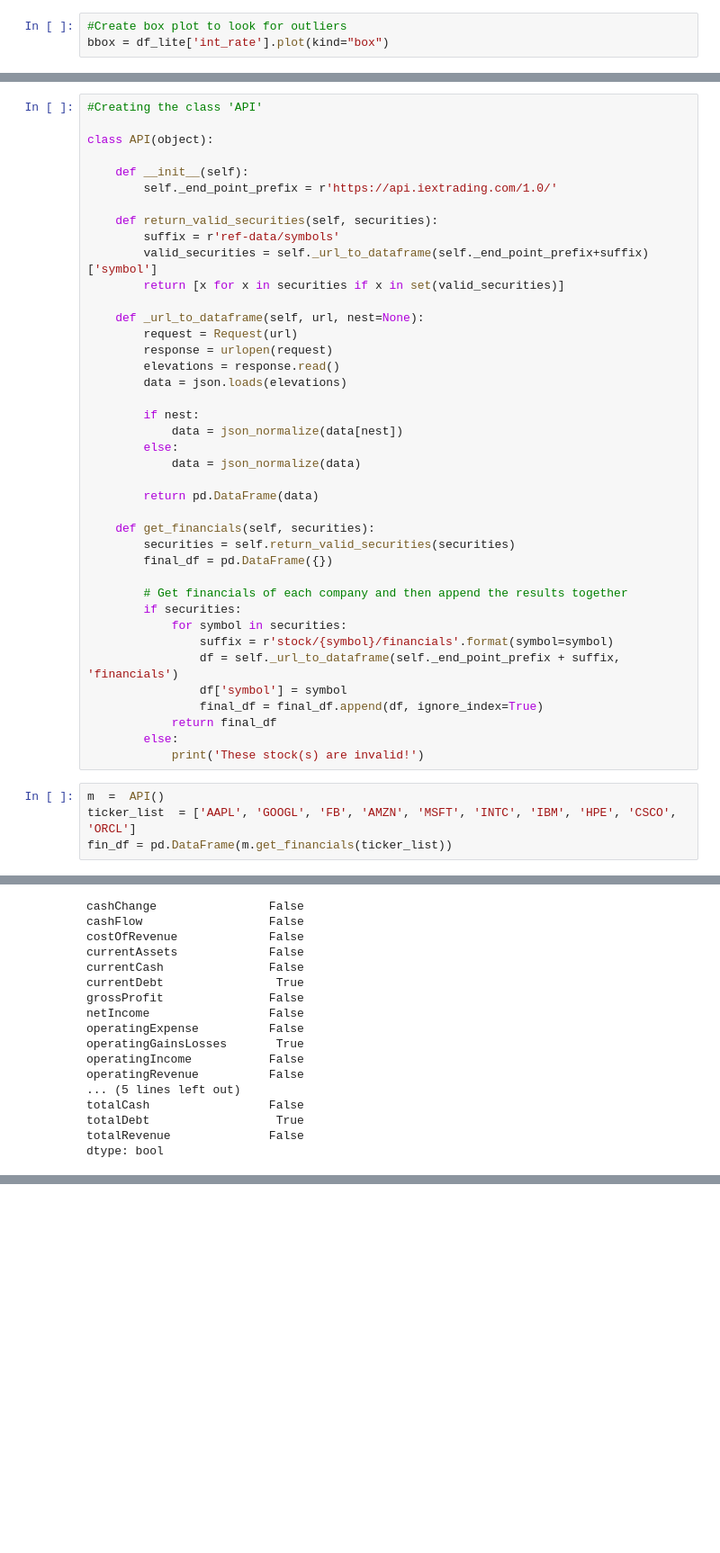
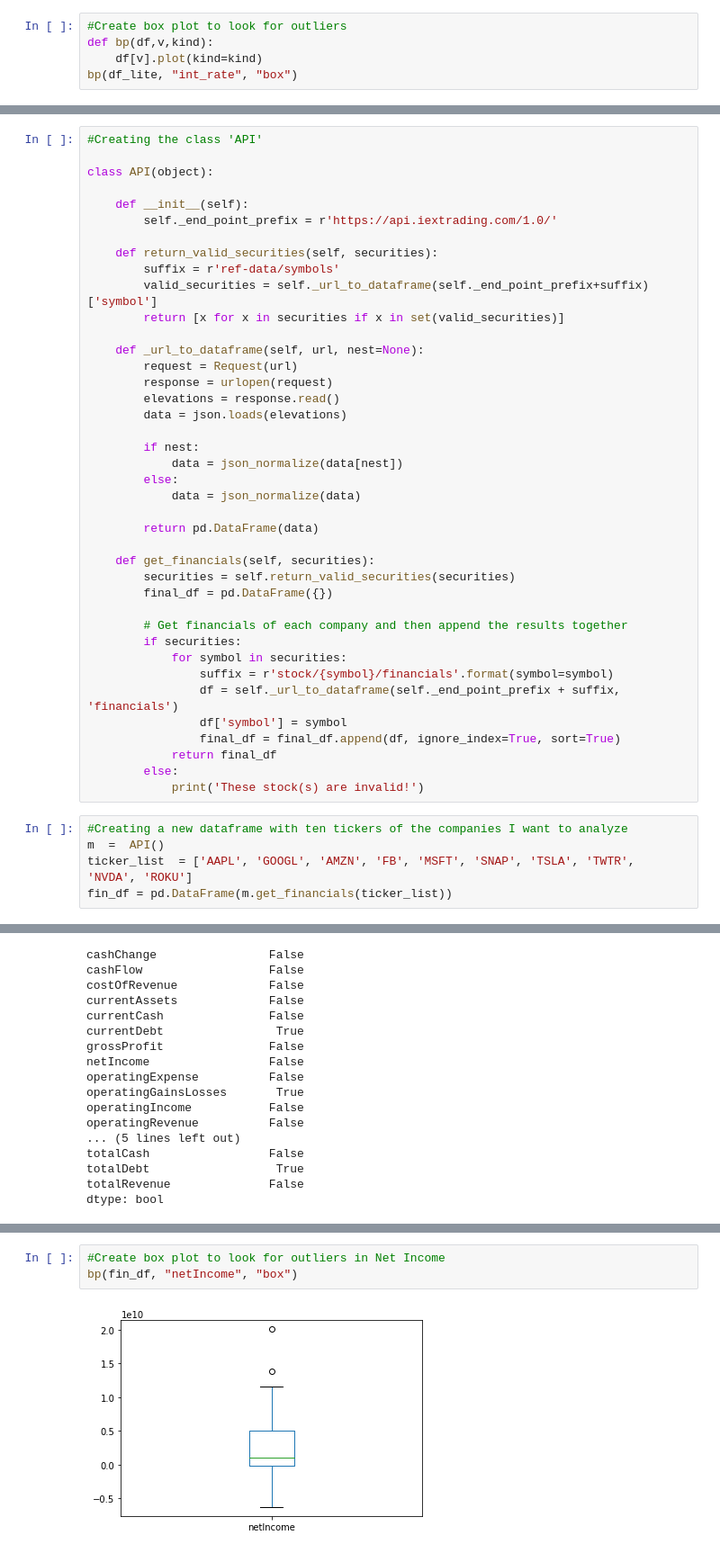
Before and after one commit to spencerrwise/homework1, a Jupyter notebook: Homework_1_Notebook.ipynb, the cells around one changed output, grey strips where cells are left out. Shown at 90% size. Cells and saved outputs as stored; diff of their text form; blank space fills up the shorter version.

```diff
--- a/Homework_1_Notebook.ipynb
+++ b/Homework_1_Notebook.ipynb
@@ -285,7 +289,9 @@ I have also determined that emp_title is missing values because some of the loan
 The last thing I will do is look for outliers in the dataset.
 # %%
 #Create box plot to look for outliers
-bbox = df_lite['int_rate'].plot(kind="box")
+def bp(df,v,kind):
+    df[v].plot(kind=kind)
+bp(df_lite, "int_rate", "box")
 # %% [output]
 [figure]
 # %% [markdown]
@@ -376,11 +382,12 @@ class API(object):
                 suffix = r'stock/{symbol}/financials'.format(symbol=symbol)
                 df = self._url_to_dataframe(self._end_point_prefix + suffix, 'financials')
                 df['symbol'] = symbol
-                final_df = final_df.append(df, ignore_index=True)
+                final_df = final_df.append(df, ignore_index=True, sort=True)
             return final_df
         else:
             print('These stock(s) are invalid!')
 # %%
+#Creating a new dataframe with ten tickers of the companies I want to analyze
 m  =  API()
-ticker_list  = ['AAPL', 'GOOGL', 'FB', 'AMZN', 'MSFT', 'INTC', 'IBM', 'HPE', 'CSCO', 'ORCL']
+ticker_list  = ['AAPL', 'GOOGL', 'AMZN', 'FB', 'MSFT', 'SNAP', 'TSLA', 'TWTR', 'NVDA', 'ROKU']
 fin_df = pd.DataFrame(m.get_financials(ticker_list))
@@ -472,0 +549,5 @@ dtype: bool
+# %%
+#Create box plot to look for outliers in Net Income
+bp(fin_df, "netIncome", "box")
+# %% [output]
+[figure, added]
```
Also changed, not shown: parts of 35 cells of this notebook.
